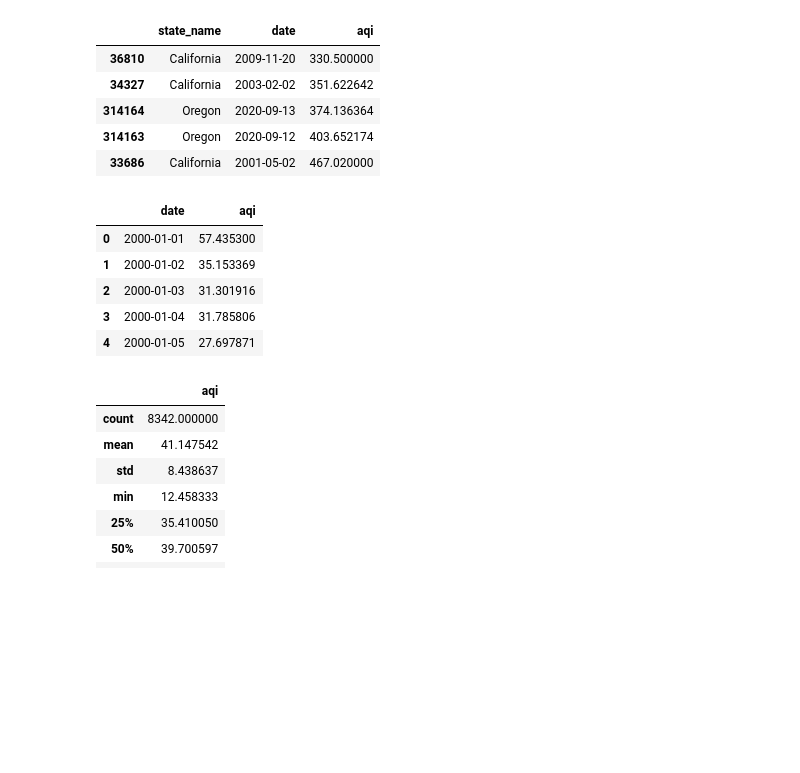
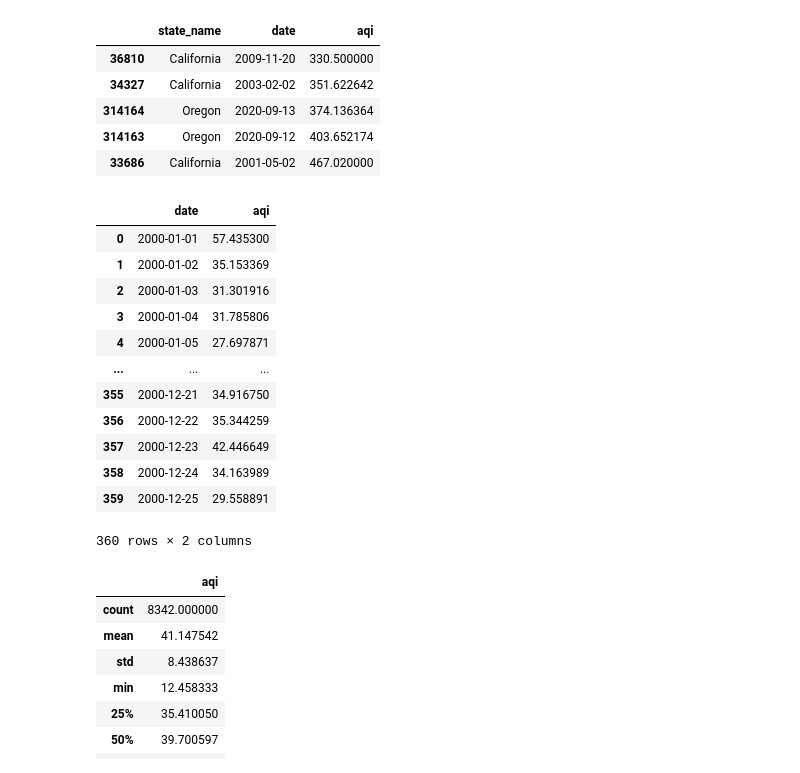
Before and after one commit to boay00/group-project-ev, a Jupyter notebook: AJ_Modeling.ipynb, the cells around one changed output. Cells and saved outputs as stored; diff of their text form; code cells hidden in the pictures; blank space fills up the shorter version.

```diff
--- a/AJ_Modeling.ipynb
+++ b/AJ_Modeling.ipynb
@@ -146,11 +149,21 @@ df_daily_state.sort_values('aqi').tail()
+# %%
+# read data
+df_daily_state = pd.read_csv('./output/air_quality_by_state_daily.csv')
 # %%
 df_daily_all = df_daily_state.groupby(['date'])['aqi'].mean().reset_index()
 # %%
-df_daily_all.head()
+df_daily_all.head(360)
 # %% [output]
 |  | date | aqi |
 | 0 | 2000-01-01 | 57.435300 |
 | 1 | 2000-01-02 | 35.153369 |
 | 2 | 2000-01-03 | 31.301916 |
 | 3 | 2000-01-04 | 31.785806 |
 | 4 | 2000-01-05 | 27.697871 |
+| ... | ... | ... |
+| 355 | 2000-12-21 | 34.916750 |
+| 356 | 2000-12-22 | 35.344259 |
+| 357 | 2000-12-23 | 42.446649 |
+| 358 | 2000-12-24 | 34.163989 |
+| 359 | 2000-12-25 | 29.558891 |
+360 rows × 2 columns
```
Also changed, not shown: parts of 4 cells of this notebook.
